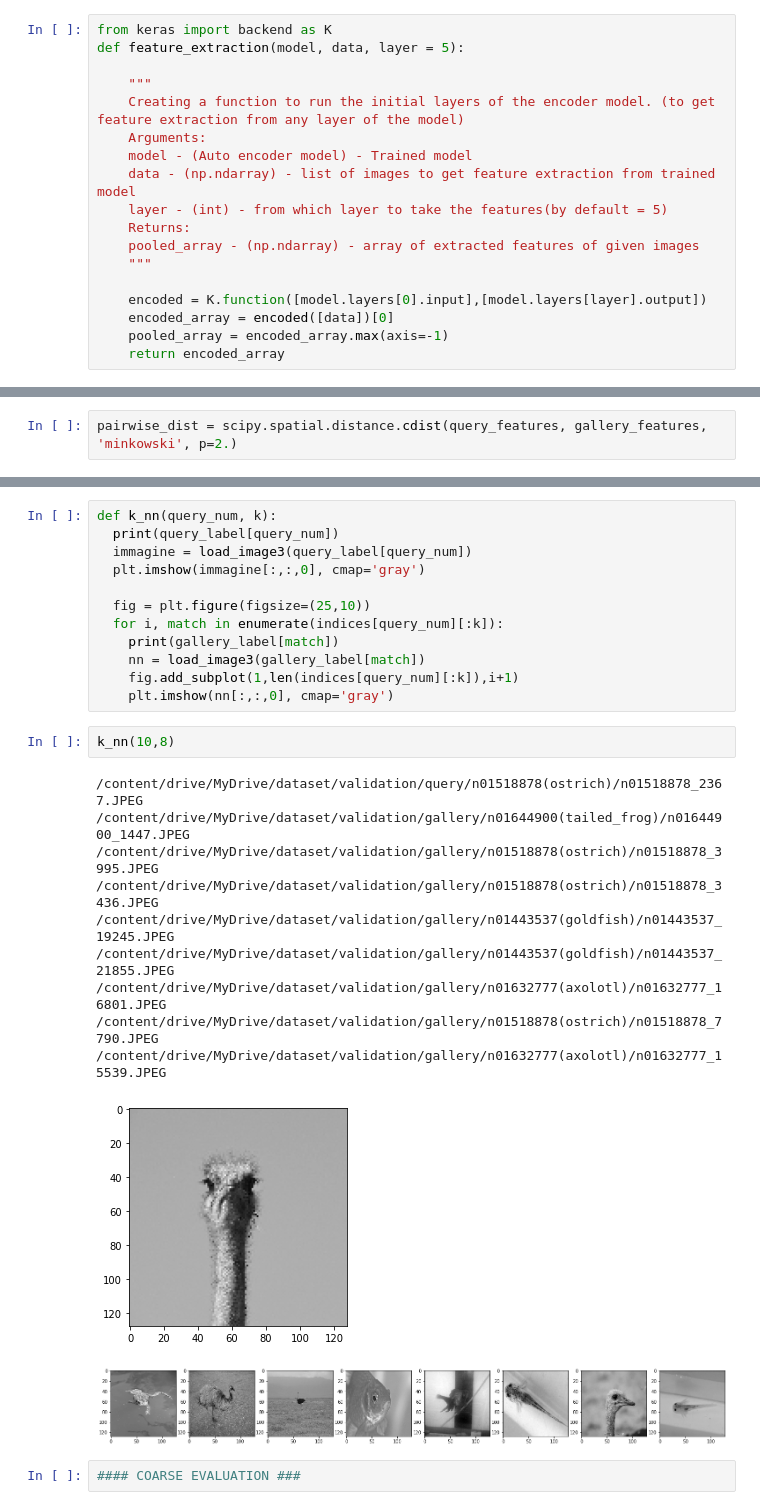
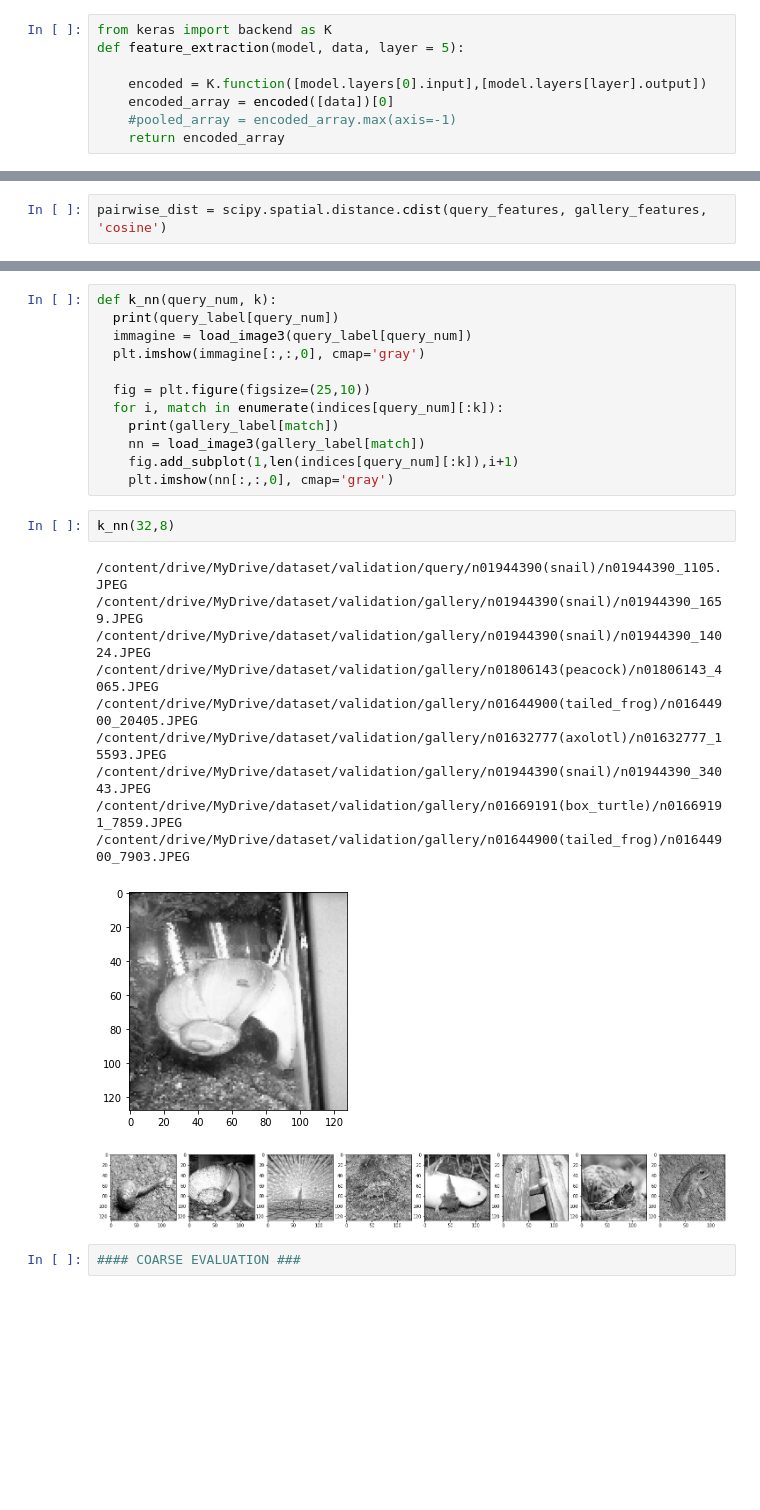
Before and after one commit to DMMP0/ItML, a Jupyter notebook: n+1_sima_prova.ipynb, the cells around one changed output, grey strips where cells are left out. Drawn from its saved outputs; the diff is of its cells as text; blank space fills up the shorter version.

```diff
--- a/n+1_sima_prova.ipynb
+++ b/n+1_sima_prova.ipynb
@@ -182,19 +182,9 @@ display_img(image2[0])
 from keras import backend as K
 def feature_extraction(model, data, layer = 5):
 
-    """
-    Creating a function to run the initial layers of the encoder model. (to get feature extraction from any layer of the model)
-    Arguments:
-    model - (Auto encoder model) - Trained model
-    data - (np.ndarray) - list of images to get feature extraction from trained model
-    layer - (int) - from which layer to take the features(by default = 5)
-    Returns:
-    pooled_array - (np.ndarray) - array of extracted features of given images
-    """
-
     encoded = K.function([model.layers[0].input],[model.layers[layer].output])
     encoded_array = encoded([data])[0]
-    pooled_array = encoded_array.max(axis=-1)
+    #pooled_array = encoded_array.max(axis=-1)
     return encoded_array
 # %%
 gallery_path = '/content/drive/MyDrive/dataset/validation/gallery/'
@@ -235,7 +236,7 @@ def load_image3(file_path):
   img /=255
   return img
 # %%
-pairwise_dist = scipy.spatial.distance.cdist(query_features, gallery_features, 'minkowski', p=2.)
+pairwise_dist = scipy.spatial.distance.cdist(query_features, gallery_features, 'cosine')
 # %%
 pairwise_dist[0][2]
 # %% [output]
@@ -263,19 +264,19 @@ def k_nn(query_num, k):
     fig.add_subplot(1,len(indices[query_num][:k]),i+1)
     plt.imshow(nn[:,:,0], cmap='gray')
 # %%
-k_nn(10,8)
+k_nn(32,8)
 # %% [output]
-/content/drive/MyDrive/dataset/validation/query/n01518878(ostrich)/n01518878_2367.JPEG
-/content/drive/MyDrive/dataset/validation/gallery/n01644900(tailed_frog)/n01644900_1447.JPEG
-/content/drive/MyDrive/dataset/validation/gallery/n01518878(ostrich)/n01518878_3995.JPEG
-/content/drive/MyDrive/dataset/validation/gallery/n01518878(ostrich)/n01518878_3436.JPEG
-/content/drive/MyDrive/dataset/validation/gallery/n01443537(goldfish)/n01443537_19245.JPEG
-/content/drive/MyDrive/dataset/validation/gallery/n01443537(goldfish)/n01443537_21855.JPEG
-/content/drive/MyDrive/dataset/validation/gallery/n01632777(axolotl)/n01632777_16801.JPEG
-/content/drive/MyDrive/dataset/validation/gallery/n01518878(ostrich)/n01518878_7790.JPEG
-/content/drive/MyDrive/dataset/validation/gallery/n01632777(axolotl)/n01632777_15539.JPEG
+/content/drive/MyDrive/dataset/validation/query/n01944390(snail)/n01944390_1105.JPEG
+/content/drive/MyDrive/dataset/validation/gallery/n01944390(snail)/n01944390_1659.JPEG
+/content/drive/MyDrive/dataset/validation/gallery/n01944390(snail)/n01944390_14024.JPEG
+/content/drive/MyDrive/dataset/validation/gallery/n01806143(peacock)/n01806143_4065.JPEG
+/content/drive/MyDrive/dataset/validation/gallery/n01644900(tailed_frog)/n01644900_20405.JPEG
+/content/drive/MyDrive/dataset/validation/gallery/n01632777(axolotl)/n01632777_15593.JPEG
+/content/drive/MyDrive/dataset/validation/gallery/n01944390(snail)/n01944390_34043.JPEG
+/content/drive/MyDrive/dataset/validation/gallery/n01669191(box_turtle)/n01669191_7859.JPEG
+/content/drive/MyDrive/dataset/validation/gallery/n01644900(tailed_frog)/n01644900_7903.JPEG
-[figure, old version]
+[figure, new version]
-[figure, old version]
+[figure, new version]
 # %%
 #### COARSE EVALUATION ###
 # %%
```
Also changed, not shown: parts of 20 cells of this notebook.
